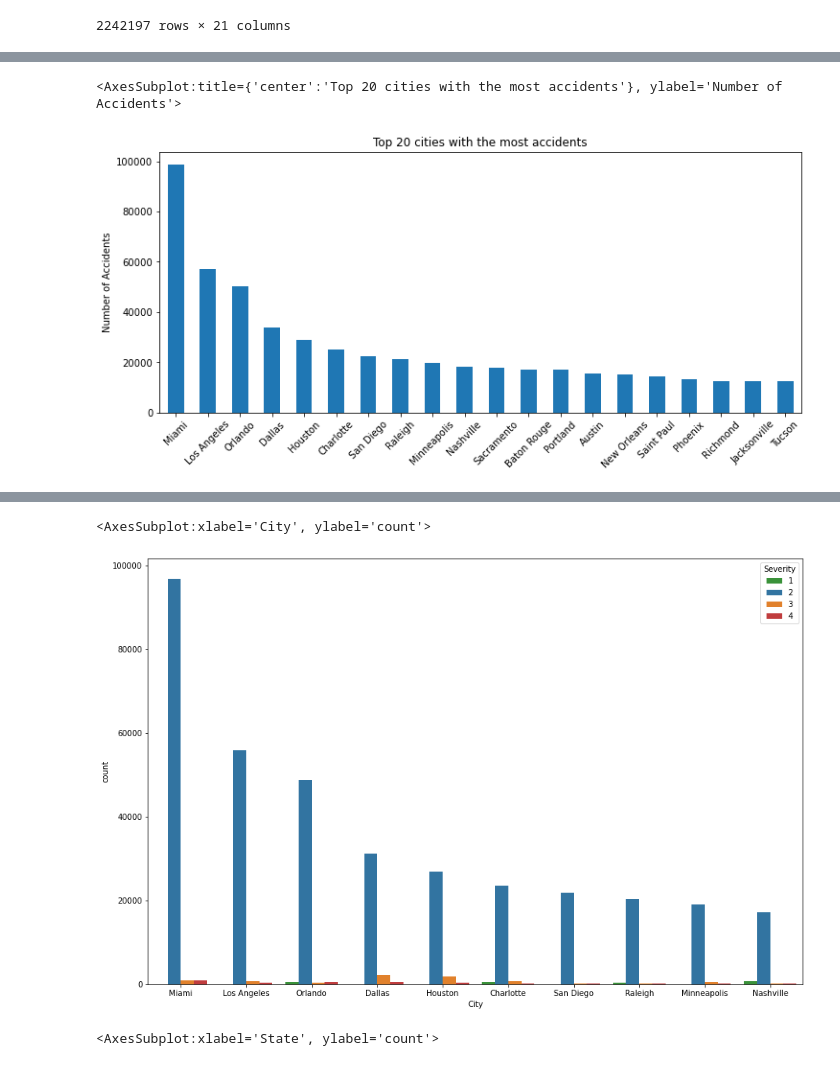
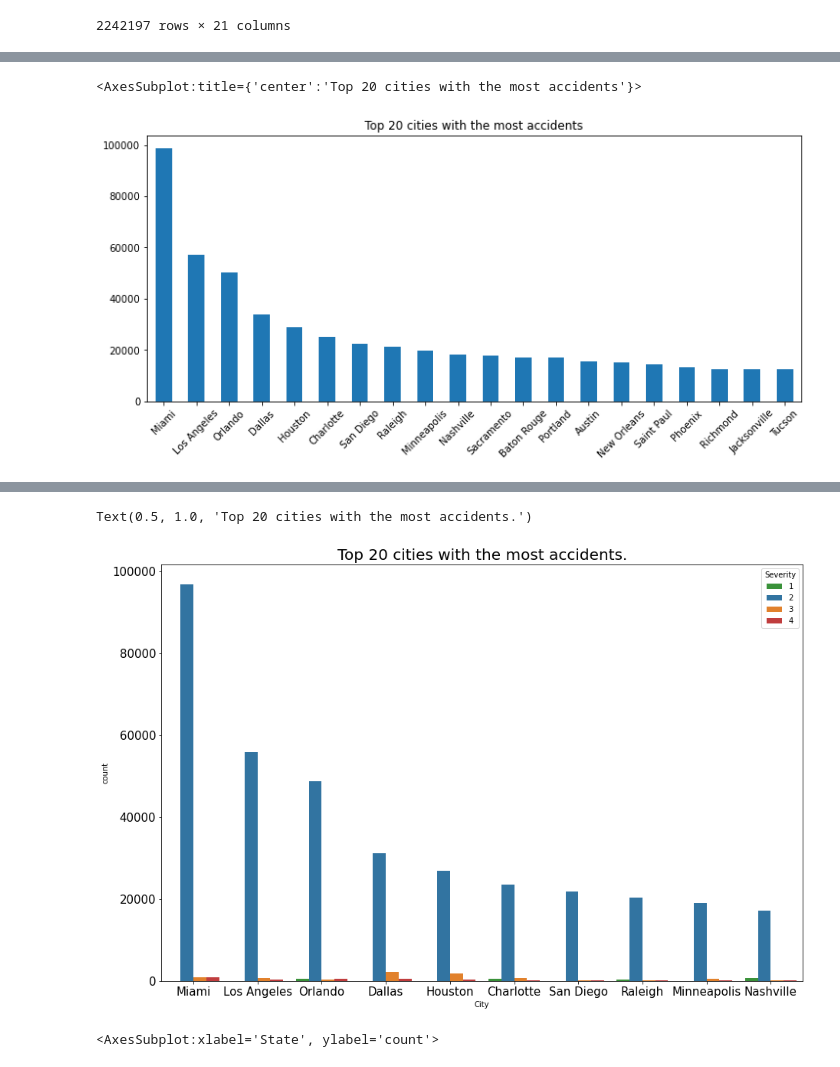
Before and after one commit to NikosKefalas/Car-Accidents-EDA, a Jupyter notebook: Analysis/Car Accident Analysis.ipynb, the cells around one changed output, grey strips where cells are left out. Cells and saved outputs as stored; diff of their text form; code cells hidden in the pictures.

```diff
--- a/Analysis/Car Accident Analysis.ipynb
+++ b/Analysis/Car Accident Analysis.ipynb
@@ -269,10 +269,10 @@ Start_Time           0
 Sunrise_Sunset       0
 dtype: int64
 # %%
-accidents['City'].value_counts().head(20).plot.bar(title='Top 20 cities with the most accidents',figsize=(12,5),rot=45,ylabel='Number of Accidents')
+accidents['City'].value_counts().head(20).plot.bar(title='Top 20 cities with the most accidents',figsize=(12,5),rot=45)
 # %% [output]
-<AxesSubplot:title={'center':'Top 20 cities with the most accidents'}, ylabel='Number of Accidents'>
+<AxesSubplot:title={'center':'Top 20 cities with the most accidents'}>
-[figure, old version]
+[figure, new version]
 # %%
 accidents['City'].value_counts().head(20)
 # %% [output]
@@ -295,10 +295,16 @@ Tucson          12388
 Name: City, dtype: int64
 # %%
 plt.figure(figsize=(15,10))
-sns.countplot(orient="v",x="City", hue="Severity", data=accidents,order=accidents.City.value_counts().iloc[:10].index,palette=['tab:green', 'tab:blue', 'tab:orange', 'tab:red'])
+a=sns.countplot(orient="v",x="City", hue="Severity", data=accidents,order=accidents.City.value_counts().iloc[:10].index,palette=['tab:green', 'tab:blue', 'tab:orange', 'tab:red'])
+for label in (a.get_xticklabels() + a.get_yticklabels()):
+    label.set_fontsize(15)
+
+#a.set_xlabel("City",fontsize=12)
+#a.set_ylabel("Number of Accidents",fontsize=12)
+a.set_title('Top 20 cities with the most accidents.',fontsize=20)
 # %% [output]
-<AxesSubplot:xlabel='City', ylabel='count'>
+Text(0.5, 1.0, 'Top 20 cities with the most accidents.')
-[figure, old version]
+[figure, new version]
 # %%
 plt.figure(figsize=(15,10))
 sns.countplot(orient="v",x="State", hue="Severity", data=accidents,order=accidents.State.value_counts().iloc[:10].index,palette=['tab:green', 'tab:blue', 'tab:orange', 'tab:red'])
```
